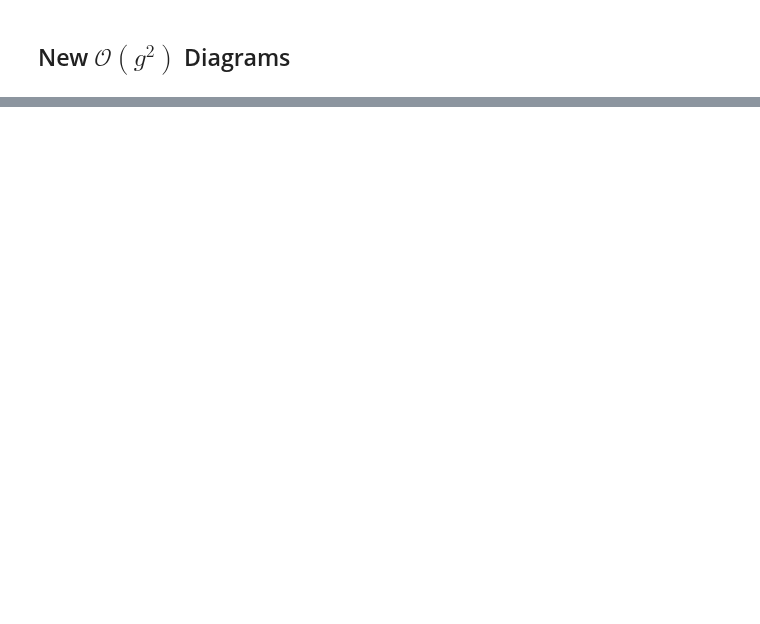
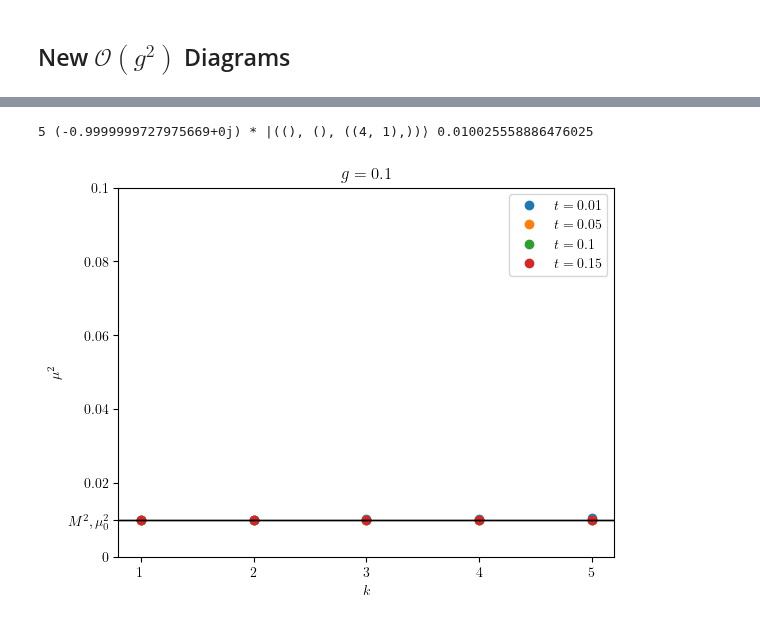
Before and after one commit to cgustin99/OpenParticle, a Jupyter notebook: models/Yukawa/yukawa.ipynb, the cells around one changed output, grey strips where cells are left out. Drawn from its saved outputs; the diff is of its cells as text; code cells hidden in the pictures; blank space fills up the shorter version.

```diff
--- a/models/Yukawa/yukawa.ipynb
+++ b/models/Yukawa/yukawa.ipynb
@@ -252,2 +254,46 @@ plt.show()
+# %%
+res = 5
+mb = 0.1
+g = 0.1
+fig, ax = plt.subplots()
+
+for t in [0.01, 0.05, 0.1, 0.15]:
+    ham = renormalized_Yukawa_hamiltonian(res = res, t = t, treg = 0, g = g, mf = 1, mb = mb)
+    L = 2*np.pi * res
+    mus = []
+    ks = []
+    for term, coeff in ham.op_dict.items():
+        if 2 in [t[0] for t in term] and len(term) == 2:
+            mode = term[0][1]
+            k = mode + 1
+            mu = coeff * p(k, L)
+            ks.append(k)
+            mus.append(mu)
+
+
+    ax.plot(ks, mus, ls = "", label = f'$t = {t}$', marker="o")
+
+ax.axhline(y=mb**2, color="black", alpha = 1, linewidth = 1)
+e = renormalized_m2_vs_res(res_vals=[res], t = t, treg = treg, g = g, mf = mf, mb = mb, baryon_number=0)
+ax.axhline(y=e, color="black", alpha = 1, linewidth = 1)
+
+
+yticks = [0, 0.01, 0.02, 0.04, 0.06, 0.08, 0.1]
+yticklabels = [0, f'$M^2, \mu^2_0$', 0.02,  0.04, 0.06, 0.08, 0.1]
+ax.set_yticks(yticks)
+ax.set_yticklabels(yticklabels)
+ax.set_xticks(ks)
+
+
+plt.ylabel(f'$\mu^2$')
+plt.xlabel('$k$')
+plt.title(f'$g = {g}$')
+
+
+plt.legend()
+plt.show()
+# %% [output]
+5 (-0.9999999727975669+0j) * |((), (), ((4, 1),))⟩ 0.010025558886476025
+[figure, added]
 # %%
 res = 5
```
Also changed, not shown: parts of 8 cells of this notebook, 1 other file.
